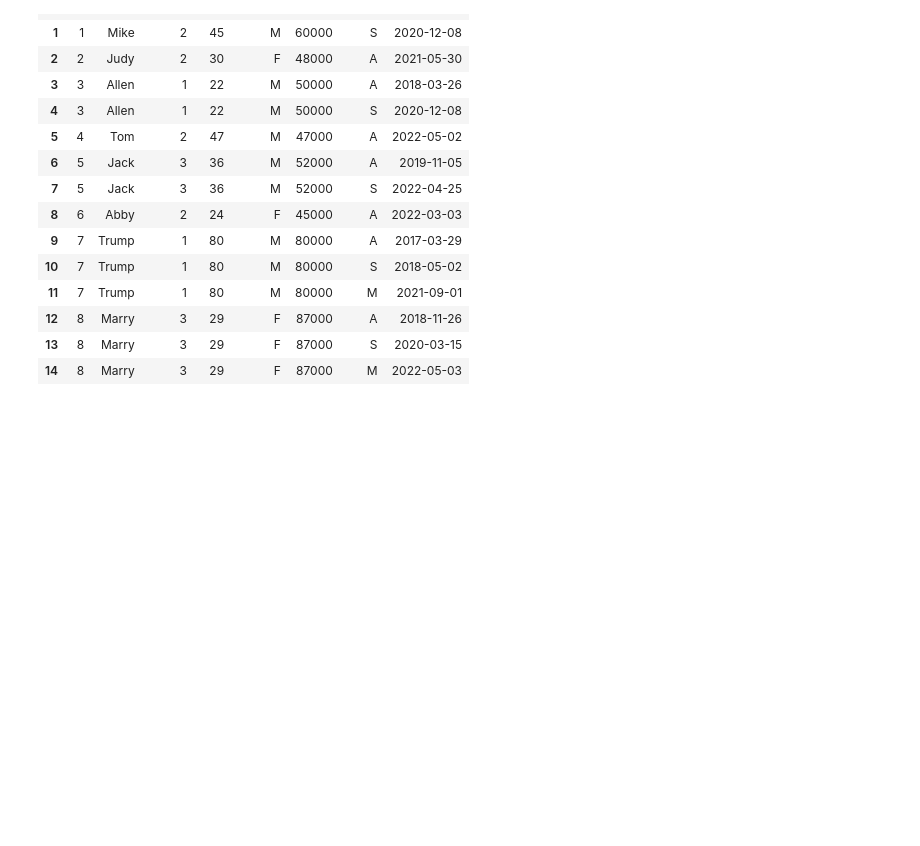
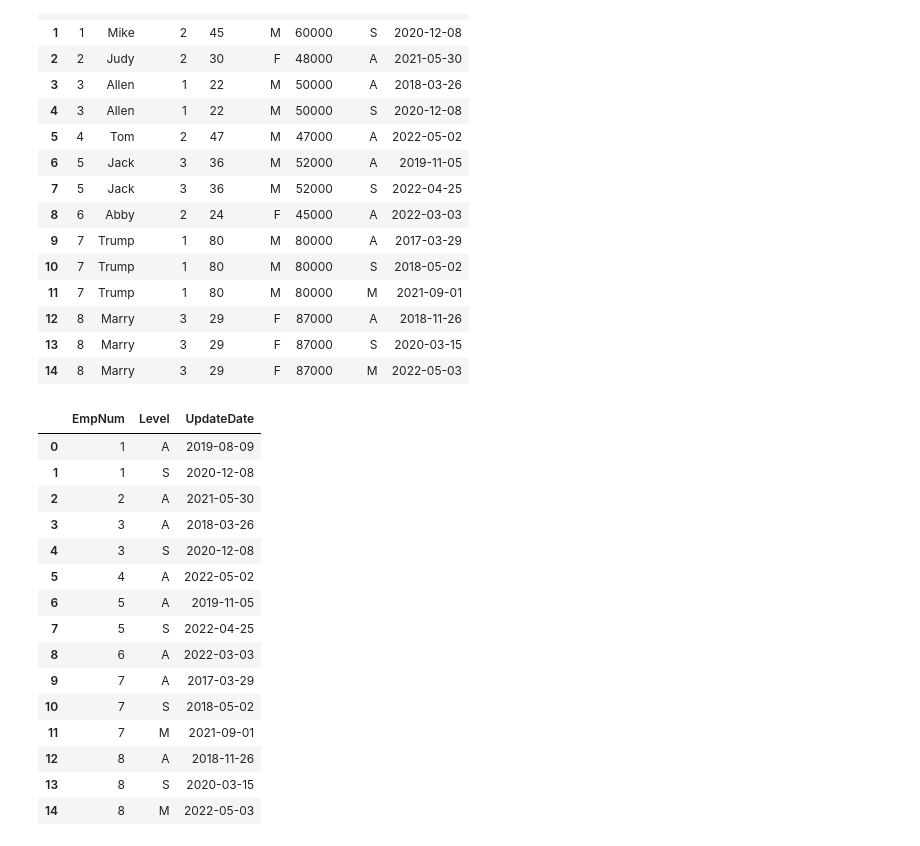
Before and after one commit to hvanessa13/tir102, a Jupyter notebook: src/pandas_practice/p_08_pandas_merge_table.ipynb, the cells around one changed output. Drawn from its saved outputs; the diff is of its cells as text; code cells hidden in the pictures; blank space fills up the shorter version.

```diff
--- a/src/pandas_practice/p_08_pandas_merge_table.ipynb
+++ b/src/pandas_practice/p_08_pandas_merge_table.ipynb
@@ -56,3 +56,26 @@ pd.merge(df_staff, df_staff_detail)
 | 12 | 8 | Marry | 3 | 29 | F | 87000 | A | 2018-11-26 |
 | 13 | 8 | Marry | 3 | 29 | F | 87000 | S | 2020-03-15 |
 | 14 | 8 | Marry | 3 | 29 | F | 87000 | M | 2022-05-03 |
+# %%
+file_path_staff_detail_diff_col = r'/workspaces/demo-devcontainer-main/resource/staff_detail_different_col.csv'
+
+df_staff_detail_diff_col = pd.read_csv(file_path_staff_detail_diff_col)
+
+df_staff_detail_diff_col
+# %% [output]
+|  | EmpNum | Level | UpdateDate |
+| 0 | 1 | A | 2019-08-09 |
+| 1 | 1 | S | 2020-12-08 |
+| 2 | 2 | A | 2021-05-30 |
+| 3 | 3 | A | 2018-03-26 |
+| 4 | 3 | S | 2020-12-08 |
+| 5 | 4 | A | 2022-05-02 |
+| 6 | 5 | A | 2019-11-05 |
+| 7 | 5 | S | 2022-04-25 |
+| 8 | 6 | A | 2022-03-03 |
+| 9 | 7 | A | 2017-03-29 |
+| 10 | 7 | S | 2018-05-02 |
+| 11 | 7 | M | 2021-09-01 |
+| 12 | 8 | A | 2018-11-26 |
+| 13 | 8 | S | 2020-03-15 |
+| 14 | 8 | M | 2022-05-03 |
```
Also changed, not shown: parts of 3 cells of this notebook, 7 other files.
